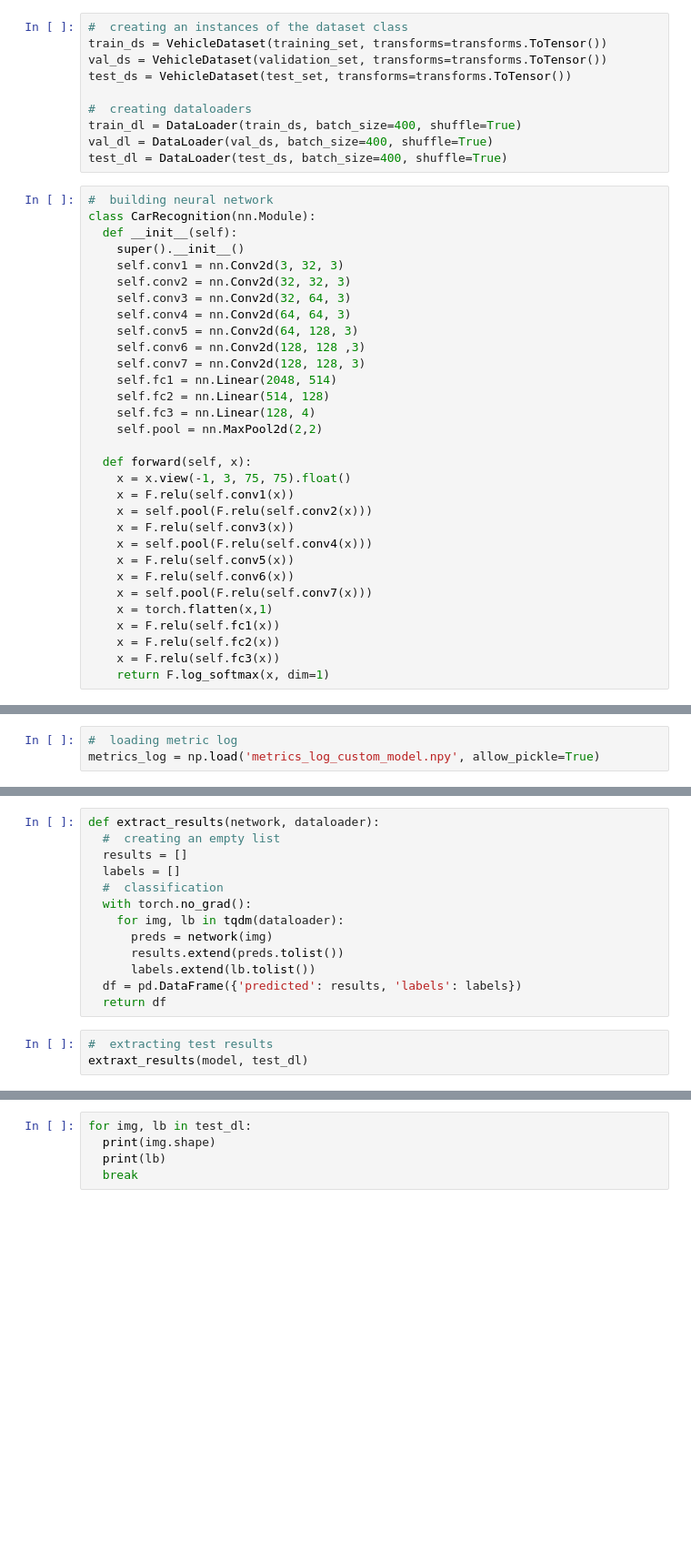
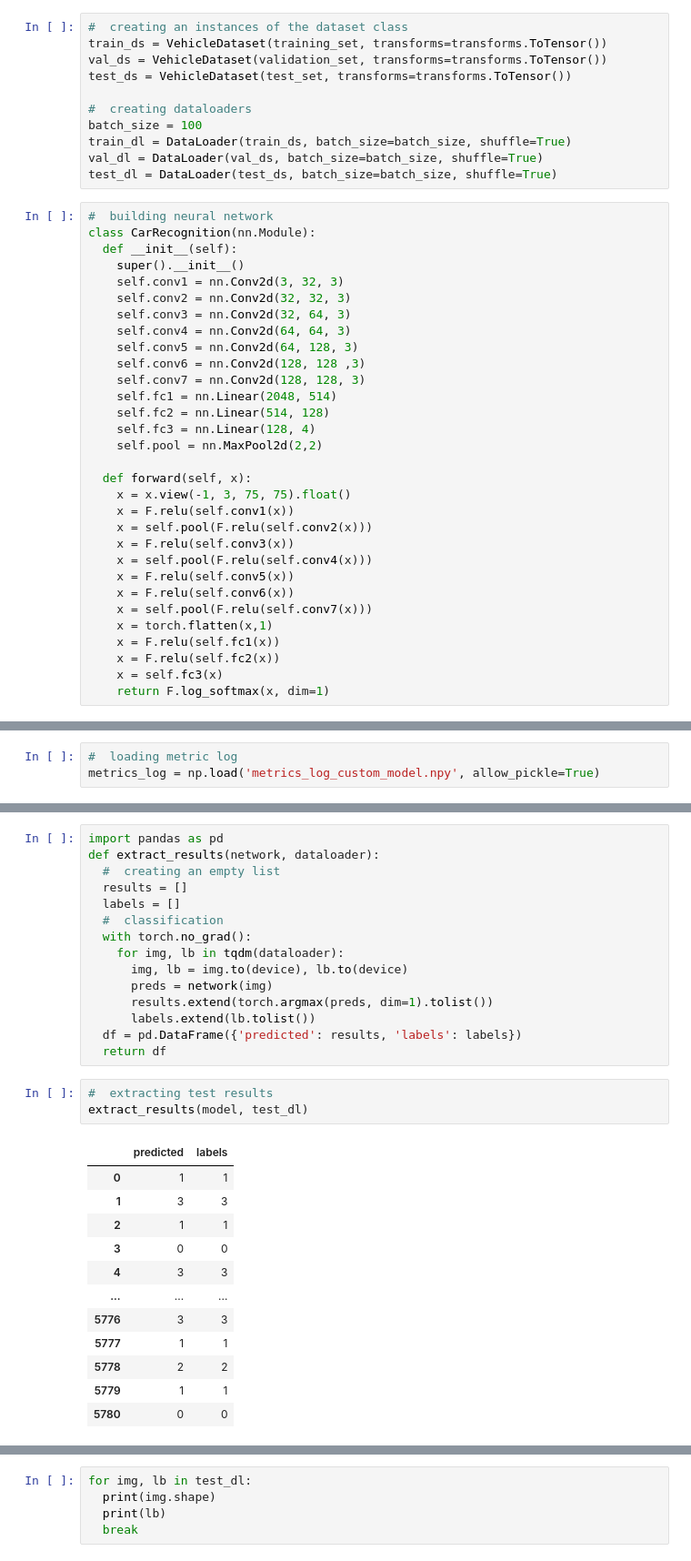
Before and after one commit to Oreolorun/Image-Recognition, a Jupyter notebook: CarTypeImageRegcognition.ipynb, the cells around one changed output, grey strips where cells are left out. Shown at 91% size. Cells and saved outputs as stored; diff of their text form; blank space fills up the shorter version.

```diff
--- a/CarTypeImageRegcognition.ipynb
+++ b/CarTypeImageRegcognition.ipynb
@@ -156,9 +156,10 @@ val_ds = VehicleDataset(validation_set, transforms=transforms.ToTensor())
 test_ds = VehicleDataset(test_set, transforms=transforms.ToTensor())
 
 #  creating dataloaders
-train_dl = DataLoader(train_ds, batch_size=400, shuffle=True)
-val_dl = DataLoader(val_ds, batch_size=400, shuffle=True)
-test_dl = DataLoader(test_ds, batch_size=400, shuffle=True)
+batch_size = 100
+train_dl = DataLoader(train_ds, batch_size=batch_size, shuffle=True)
+val_dl = DataLoader(val_ds, batch_size=batch_size, shuffle=True)
+test_dl = DataLoader(test_ds, batch_size=batch_size, shuffle=True)
 # %%
 #  building neural network
 class CarRecognition(nn.Module):
@@ -188,7 +189,7 @@ class CarRecognition(nn.Module):
     x = torch.flatten(x,1)
     x = F.relu(self.fc1(x))
     x = F.relu(self.fc2(x))
-    x = F.relu(self.fc3(x))
+    x = self.fc3(x)
     return F.log_softmax(x, dim=1)
 # %%
 class CarRecognition_test(nn.Module):
@@ -367,4 +373,5 @@ accuracy(model, test_dl, verbose=True)
 # %%
+import pandas as pd
 def extract_results(network, dataloader):
   #  creating an empty list
   results = []
@@ -372,11 +379,25 @@ def extract_results(network, dataloader):
   #  classification
   with torch.no_grad():
     for img, lb in tqdm(dataloader):
+      img, lb = img.to(device), lb.to(device)
       preds = network(img)
-      results.extend(preds.tolist())
+      results.extend(torch.argmax(preds, dim=1).tolist())
       labels.extend(lb.tolist())
   df = pd.DataFrame({'predicted': results, 'labels': labels})
   return df
 # %%
 #  extracting test results
-extraxt_results(model, test_dl)
+extract_results(model, test_dl)
+# %% [output]
+|  | predicted | labels |
+| 0 | 1 | 1 |
+| 1 | 3 | 3 |
+| 2 | 1 | 1 |
+| 3 | 0 | 0 |
+| 4 | 3 | 3 |
+| ... | ... | ... |
+| 5776 | 3 | 3 |
+| 5777 | 1 | 1 |
+| 5778 | 2 | 2 |
+| 5779 | 1 | 1 |
+| 5780 | 0 | 0 |
```
Also changed, not shown: parts of 10 cells of this notebook.
